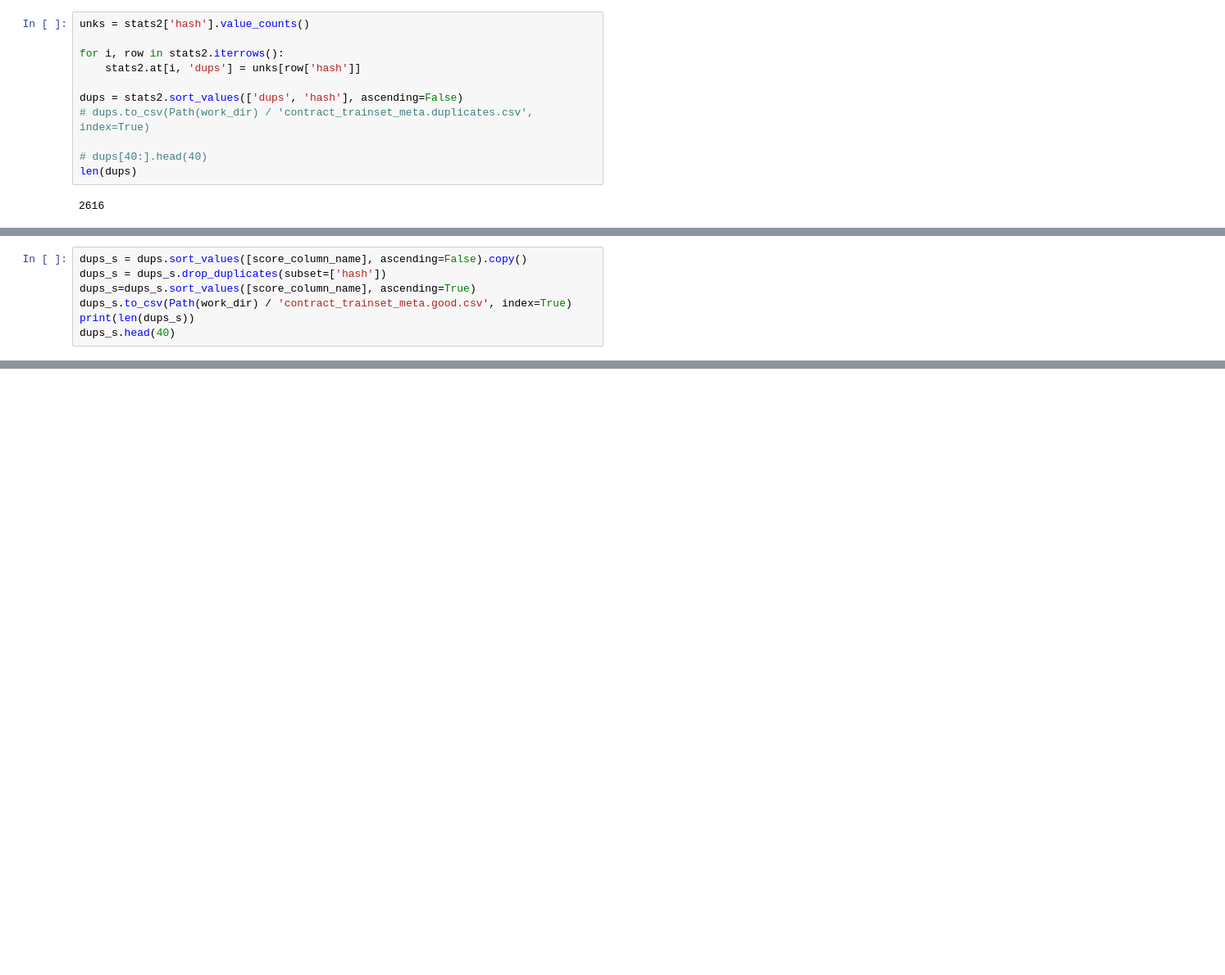
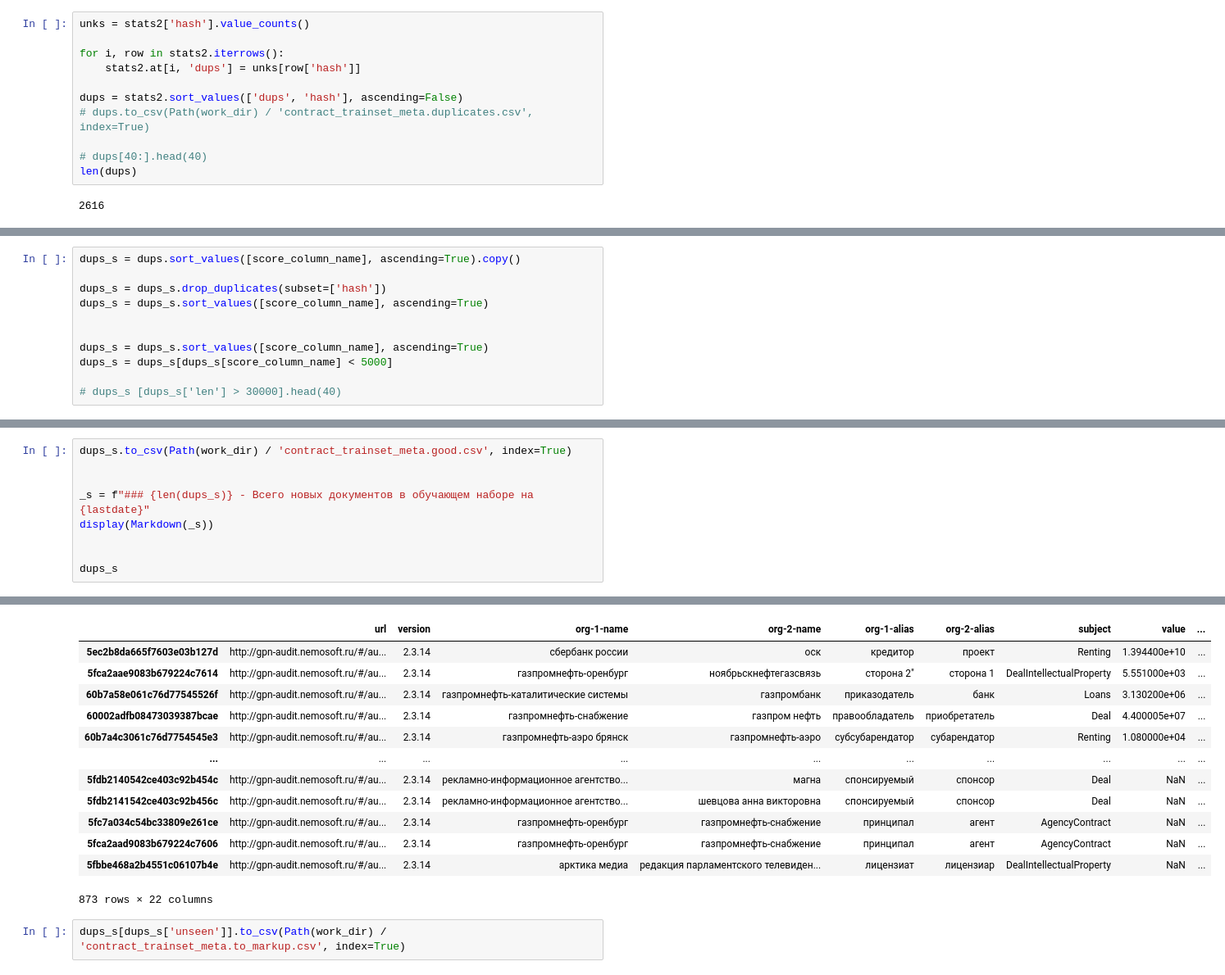
Before and after one commit to LitJane/analyser, a Jupyter notebook: trainsets/export_trainset.ipynb, the cells around one changed output, grey strips where cells are left out. Shown at 82% size. Saved outputs shown, nothing was run; the diff lists cells and outputs as text; blank space fills up the shorter version.

```diff
--- a/trainsets/export_trainset.ipynb
+++ b/trainsets/export_trainset.ipynb
@@ -503,7 +486,11 @@ Name: hash, Length: 2012, dtype: int64
 # %%
-dups_s = dups.sort_values([score_column_name], ascending=False).copy()
+dups_s = dups.sort_values([score_column_name], ascending=True).copy()
+
 dups_s = dups_s.drop_duplicates(subset=['hash'])
-dups_s=dups_s.sort_values([score_column_name], ascending=True)
-dups_s.to_csv(Path(work_dir) / 'contract_trainset_meta.good.csv', index=True)
-print(len(dups_s))
-dups_s.head(40)
+dups_s = dups_s.sort_values([score_column_name], ascending=True)
+
+
+dups_s = dups_s.sort_values([score_column_name], ascending=True)
+dups_s = dups_s[dups_s[score_column_name] < 5000]
+
+# dups_s [dups_s['len'] > 30000].head(40)
@@ -529,0 +570,10 @@ dups_s.head(40)
+# %%
+dups_s.to_csv(Path(work_dir) / 'contract_trainset_meta.good.csv', index=True)
+
+
+_s = f"### {len(dups_s)} - Всего новых документов в обучающем наборе на {lastdate}"
+display(Markdown(_s))
+
+
+dups_s
+# %% [output]
@@ -529,0 +581,15 @@ dups_s.head(40)
+|  | url | version | org-1-name | org-2-name | org-1-alias | org-2-alias | subject | value | ... |
+| 5ec2b8da665f7603e03b127d | http://gpn-audit.nemosoft.ru/#/au... | 2.3.14 | сбербанк россии | оск | кредитор | проект | Renting | 1.394400e+10 | ... |
+| 5fca2aae9083b679224c7614 | http://gpn-audit.nemosoft.ru/#/au... | 2.3.14 | газпромнефть-оренбург | ноябрьскнефтегазсвязь | сторона 2" | сторона 1 | DealIntellectualProperty | 5.551000e+03 | ... |
+| 60b7a58e061c76d77545526f | http://gpn-audit.nemosoft.ru/#/au... | 2.3.14 | газпромнефть-каталитические системы | газпромбанк | приказодатель | банк | Loans | 3.130200e+06 | ... |
+| 60002adfb08473039387bcae | http://gpn-audit.nemosoft.ru/#/au... | 2.3.14 | газпромнефть-снабжение | газпром нефть | правообладатель | приобретатель | Deal | 4.400005e+07 | ... |
+| 60b7a4c3061c76d7754545e3 | http://gpn-audit.nemosoft.ru/#/au... | 2.3.14 | газпромнефть-аэро брянск | газпромнефть-аэро | субсубарендатор | субарендатор | Renting | 1.080000e+04 | ... |
+| ... | ... | ... | ... | ... | ... | ... | ... | ... | ... |
+| 5fdb2140542ce403c92b454c | http://gpn-audit.nemosoft.ru/#/au... | 2.3.14 | рекламно-информационное агентство... | магна | спонсируемый | спонсор | Deal | NaN | ... |
+| 5fdb2141542ce403c92b456c | http://gpn-audit.nemosoft.ru/#/au... | 2.3.14 | рекламно-информационное агентство... | шевцова анна викторовна | спонсируемый | спонсор | Deal | NaN | ... |
+| 5fc7a034c54bc33809e261ce | http://gpn-audit.nemosoft.ru/#/au... | 2.3.14 | газпромнефть-оренбург | газпромнефть-снабжение | принципал | агент | AgencyContract | NaN | ... |
+| 5fca2aad9083b679224c7606 | http://gpn-audit.nemosoft.ru/#/au... | 2.3.14 | газпромнефть-оренбург | газпромнефть-снабжение | принципал | агент | AgencyContract | NaN | ... |
+| 5fbbe468a2b4551c06107b4e | http://gpn-audit.nemosoft.ru/#/au... | 2.3.14 | арктика медиа | редакция парламентского телевиден... | лицензиат | лицензиар | DealIntellectualProperty | NaN | ... |
+873 rows × 22 columns
+# %%
+dups_s[dups_s['unseen']].to_csv(Path(work_dir) / 'contract_trainset_meta.to_markup.csv', index=True)
```
Also changed, not shown: parts of 21 cells of this notebook, 3 other files.
